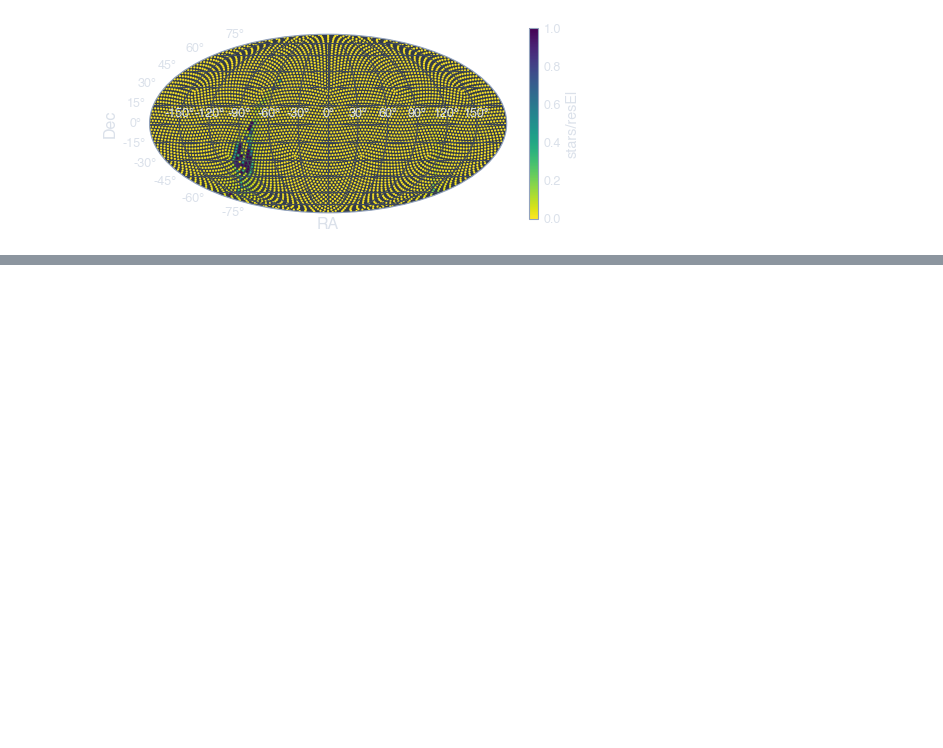
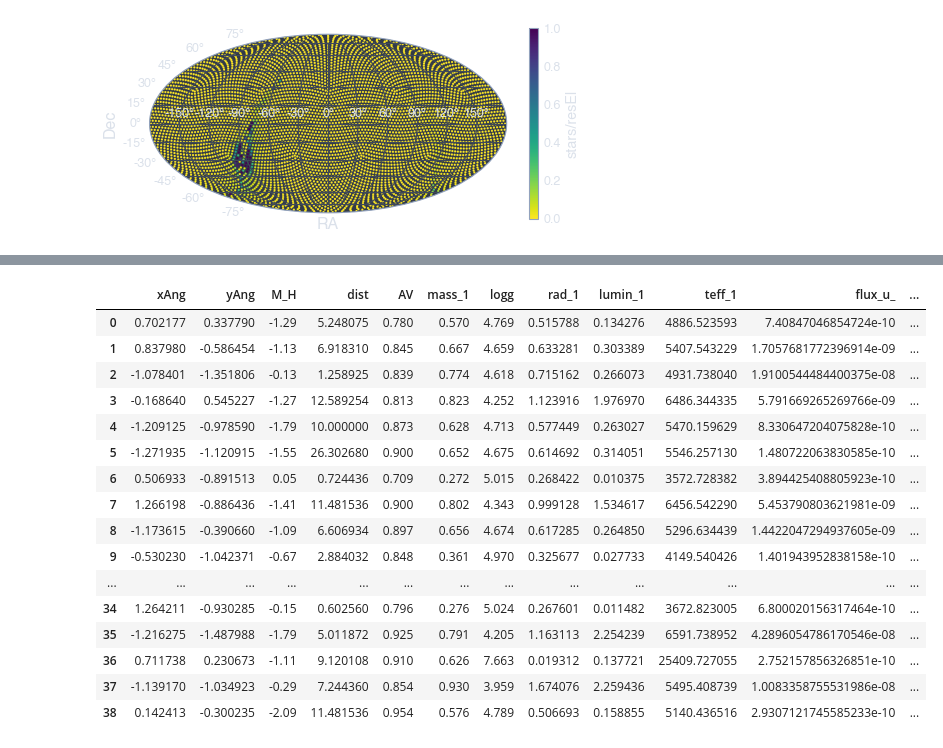
Before and after one commit to ageller/EB-LSST, a Jupyter notebook: testing/crowding/checkFieldCrowding.ipynb, the cells around one changed output, grey strips where cells are left out. Drawn from its saved outputs; the diff is of its cells as text; code cells hidden in the pictures; blank space fills up the shorter version.

```diff
--- a/testing/crowding/checkFieldCrowding.ipynb
+++ b/testing/crowding/checkFieldCrowding.ipynb
@@ -129,0 +210,20 @@ cbar.set_label(r'stars/resEl')
+# %%
+worker.EB.crowding.galaxySingles
+# %% [output]
+|  | xAng | yAng | M_H | dist | AV | mass_1 | logg | rad_1 | lumin_1 | teff_1 | flux_u_ | ... |
+| 0 | 0.702177 | 0.337790 | -1.29 | 5.248075 | 0.780 | 0.570 | 4.769 | 0.515788 | 0.134276 | 4886.523593 | 7.40847046854724e-10 | ... |
+| 1 | 0.837980 | -0.586454 | -1.13 | 6.918310 | 0.845 | 0.667 | 4.659 | 0.633281 | 0.303389 | 5407.543229 | 1.7057681772396914e-09 | ... |
+| 2 | -1.078401 | -1.351806 | -0.13 | 1.258925 | 0.839 | 0.774 | 4.618 | 0.715162 | 0.266073 | 4931.738040 | 1.9100544484400375e-08 | ... |
+| 3 | -0.168640 | 0.545227 | -1.27 | 12.589254 | 0.813 | 0.823 | 4.252 | 1.123916 | 1.976970 | 6486.344335 | 5.791669265269766e-09 | ... |
+| 4 | -1.209125 | -0.978590 | -1.79 | 10.000000 | 0.873 | 0.628 | 4.713 | 0.577449 | 0.263027 | 5470.159629 | 8.330647204075828e-10 | ... |
+| 5 | -1.271935 | -1.120915 | -1.55 | 26.302680 | 0.900 | 0.652 | 4.675 | 0.614692 | 0.314051 | 5546.257130 | 1.480722063830585e-10 | ... |
+| 6 | 0.506933 | -0.891513 | 0.05 | 0.724436 | 0.709 | 0.272 | 5.015 | 0.268422 | 0.010375 | 3572.728382 | 3.894425408805923e-10 | ... |
+| 7 | 1.266198 | -0.886436 | -1.41 | 11.481536 | 0.900 | 0.802 | 4.343 | 0.999128 | 1.534617 | 6456.542290 | 5.453790803621981e-09 | ... |
+| 8 | -1.173615 | -0.390660 | -1.09 | 6.606934 | 0.897 | 0.656 | 4.674 | 0.617285 | 0.264850 | 5296.634439 | 1.4422047294937605e-09 | ... |
+| 9 | -0.530230 | -1.042371 | -0.67 | 2.884032 | 0.848 | 0.361 | 4.970 | 0.325677 | 0.027733 | 4149.540426 | 1.401943952838158e-10 | ... |
+| ... | ... | ... | ... | ... | ... | ... | ... | ... | ... | ... | ... | ... |
+| 34 | 1.264211 | -0.930285 | -0.15 | 0.602560 | 0.796 | 0.276 | 5.024 | 0.267601 | 0.011482 | 3672.823005 | 6.800020156317464e-10 | ... |
+| 35 | -1.216275 | -1.487988 | -1.79 | 5.011872 | 0.925 | 0.791 | 4.205 | 1.163113 | 2.254239 | 6591.738952 | 4.2896054786170546e-08 | ... |
+| 36 | 0.711738 | 0.230673 | -1.11 | 9.120108 | 0.910 | 0.626 | 7.663 | 0.019312 | 0.137721 | 25409.727055 | 2.752157856326851e-10 | ... |
+| 37 | -1.139170 | -1.034923 | -0.29 | 7.244360 | 0.854 | 0.930 | 3.959 | 1.674076 | 2.259436 | 5495.408739 | 1.0083358755531986e-08 | ... |
+| 38 | 0.142413 | -0.300235 | -2.09 | 11.481536 | 0.954 | 0.576 | 4.789 | 0.506693 | 0.158855 | 5140.436516 | 2.9307121745585233e-10 | ... |
```
Also changed, not shown: parts of 11 cells of this notebook, 6 other files.
